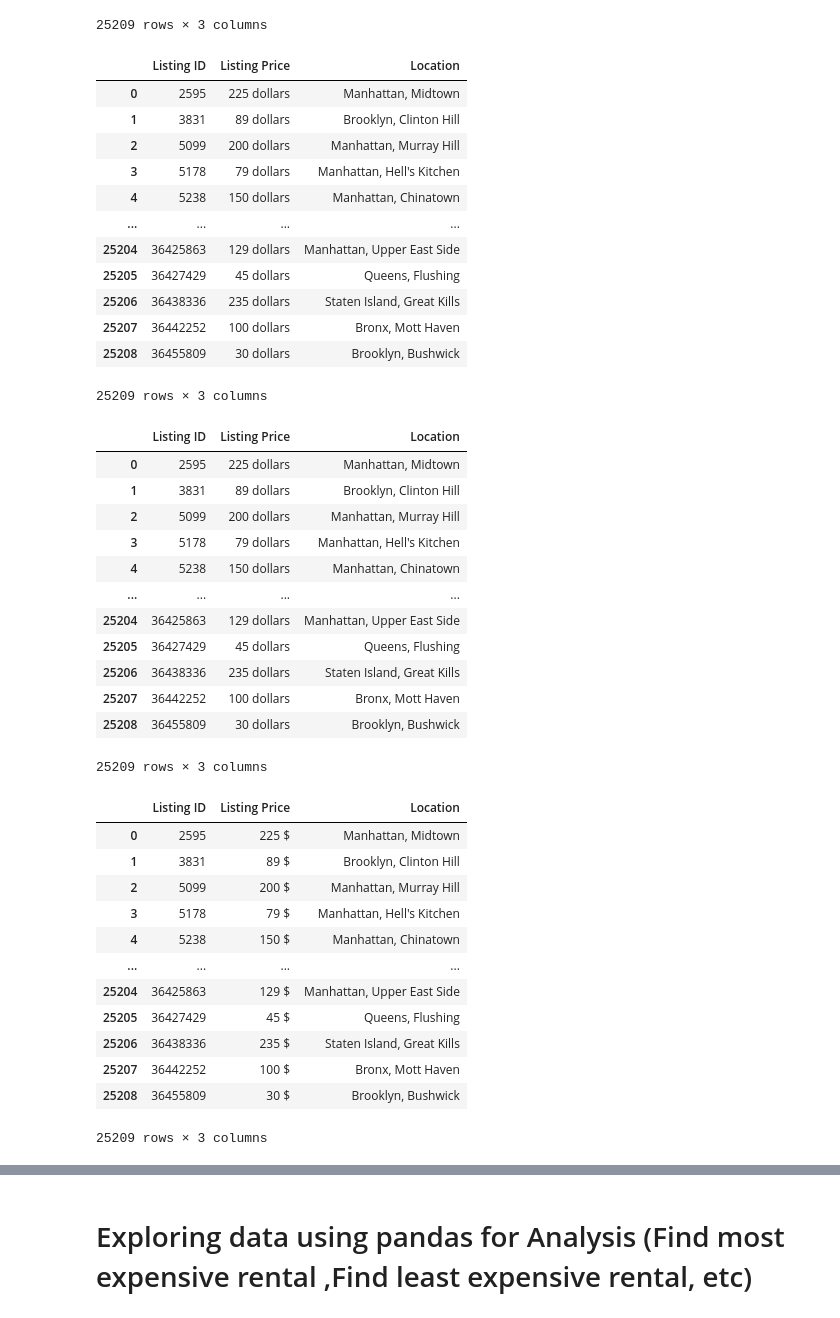
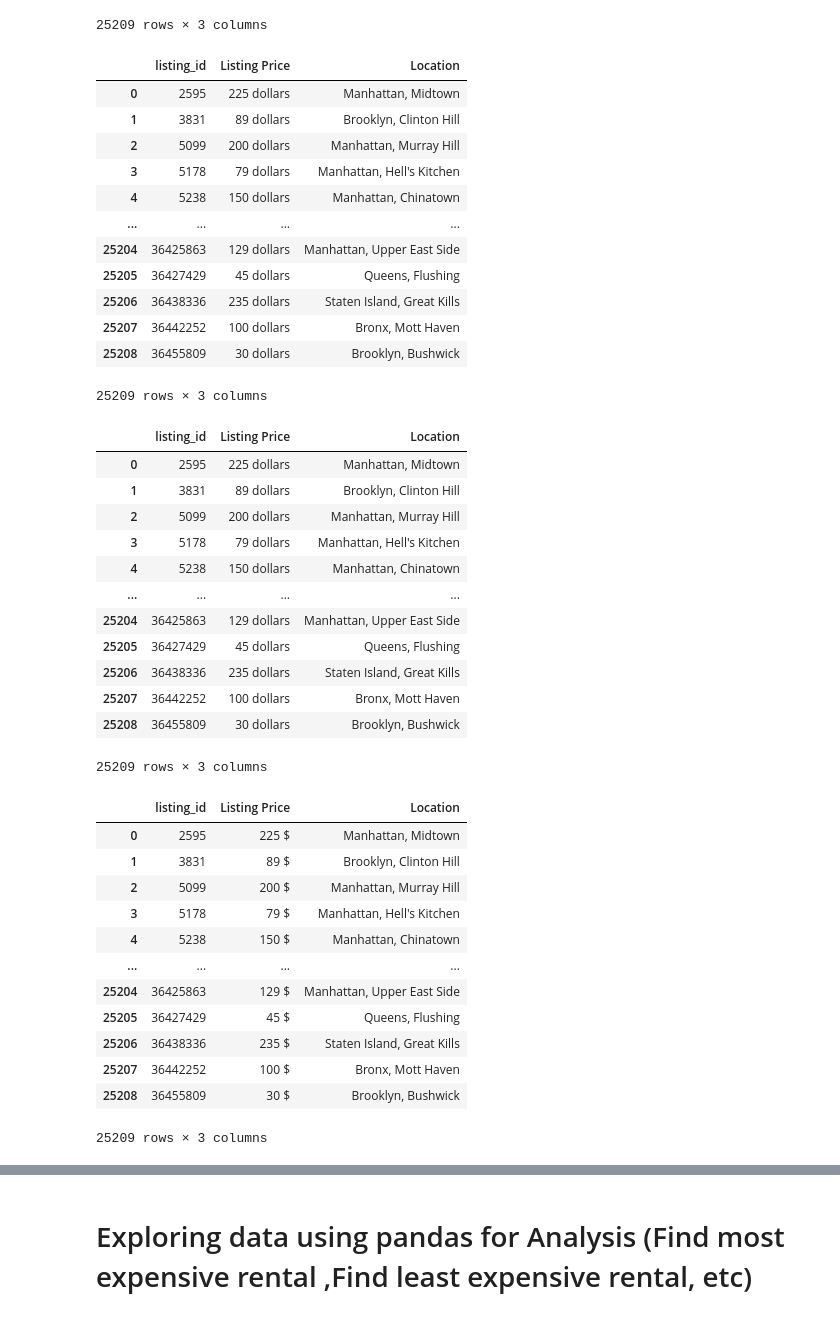
Before and after one commit to Bhavesh-Heetoo/Rental-prices-and-demand, a Jupyter notebook: Maincode.ipynb, the cells around one changed output, grey strips where cells are left out. Cells and saved outputs as stored; diff of their text form; code cells hidden in the pictures.

```diff
--- a/Maincode.ipynb
+++ b/Maincode.ipynb
@@ -95,13 +95,12 @@ prices_df
 # %%
 # Rename columns
 prices_df = prices_df.rename(columns={
-    'listing_id':'Listing ID',
     'price':'Listing Price',
     'nbhood_full':'Location'
 })
 prices_df
 # %% [output]
-|  | Listing ID | Listing Price | Location |
+|  | listing_id | Listing Price | Location |
 | 0 | 2595 | 225 dollars | Manhattan, Midtown |
 | 1 | 3831 | 89 dollars | Brooklyn, Clinton Hill |
 | 2 | 5099 | 200 dollars | Manhattan, Murray Hill |
@@ -119,7 +118,7 @@ prices_df
 prices_df = prices_df.drop_duplicates()
 prices_df
 # %% [output]
-|  | Listing ID | Listing Price | Location |
+|  | listing_id | Listing Price | Location |
 | 0 | 2595 | 225 dollars | Manhattan, Midtown |
 | 1 | 3831 | 89 dollars | Brooklyn, Clinton Hill |
 | 2 | 5099 | 200 dollars | Manhattan, Murray Hill |
@@ -137,7 +136,7 @@ prices_df
 prices_df['Listing Price'] = prices_df['Listing Price'].str.replace('dollars', '$')
 prices_df
 # %% [output]
-|  | Listing ID | Listing Price | Location |
+|  | listing_id | Listing Price | Location |
 | 0 | 2595 | 225 $ | Manhattan, Midtown |
 | 1 | 3831 | 89 $ | Brooklyn, Clinton Hill |
 | 2 | 5099 | 200 $ | Manhattan, Murray Hill |
```
Also changed, not shown: parts of 10 cells of this notebook, 2 other files.
